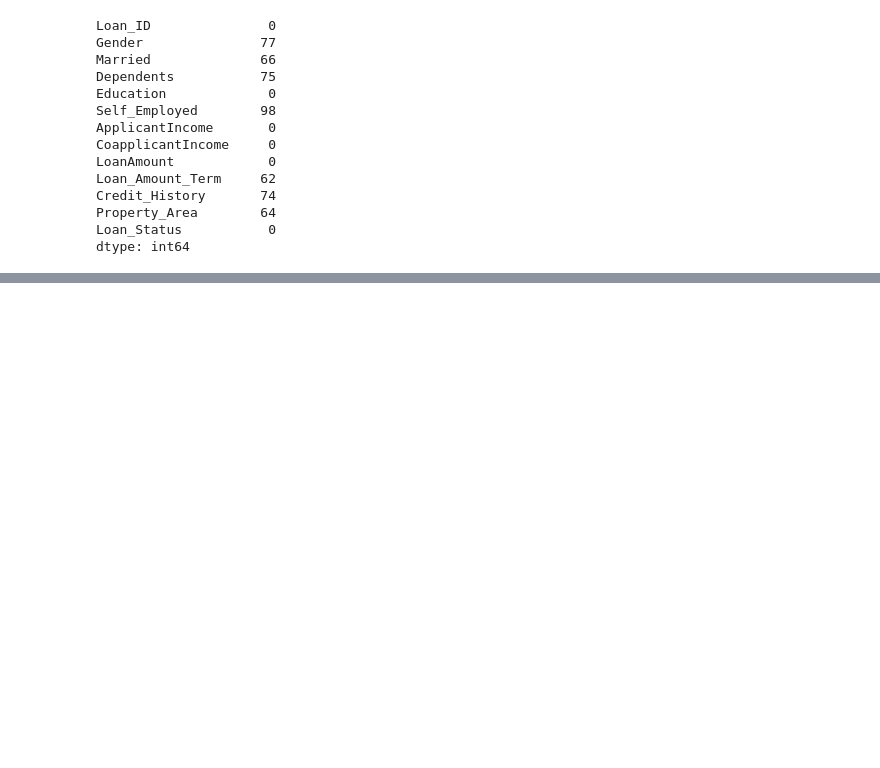
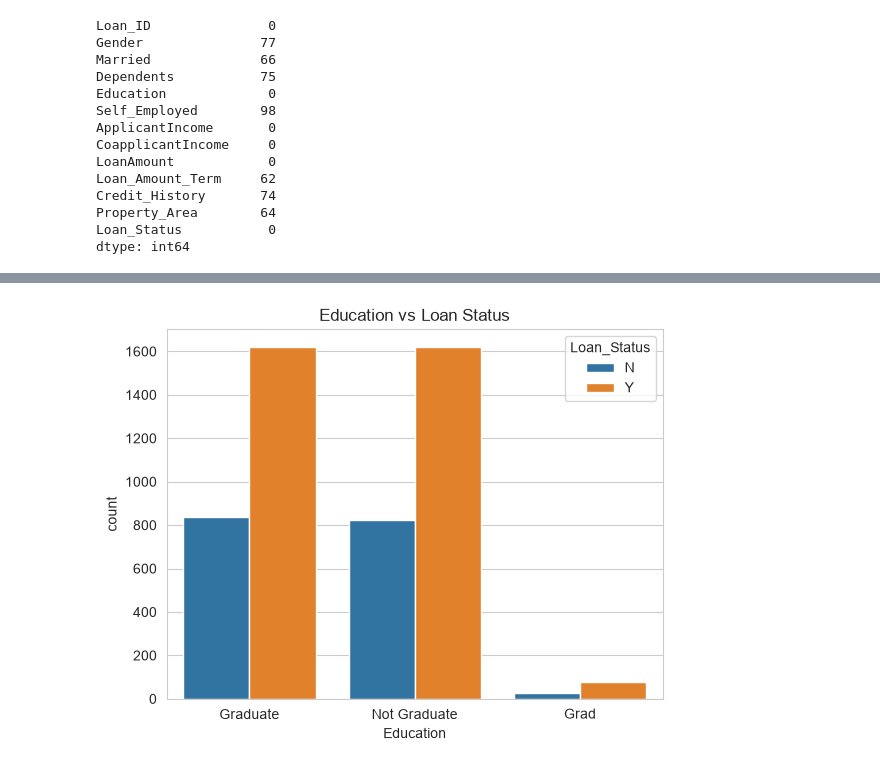
Before and after one commit to ayushsingh83/Loan-Approval-System-GDG, a Jupyter notebook: notebooks/EDA.ipynb, the cells around one changed output, grey strips where cells are left out. Saved outputs shown, nothing was run; the diff lists cells and outputs as text; code cells hidden in the pictures; blank space fills up the shorter version.

```diff
--- a/notebooks/EDA.ipynb
+++ b/notebooks/EDA.ipynb
@@ -67,0 +85,11 @@ dtype: int64
+# %%
+sns.countplot(
+    x="Education",
+    hue="Loan_Status",
+    data=df
+)
+
+plt.title("Education vs Loan Status")
+plt.show()
+# %% [output]
+[figure, added]
```
Also changed, not shown: parts of 6 cells of this notebook.
